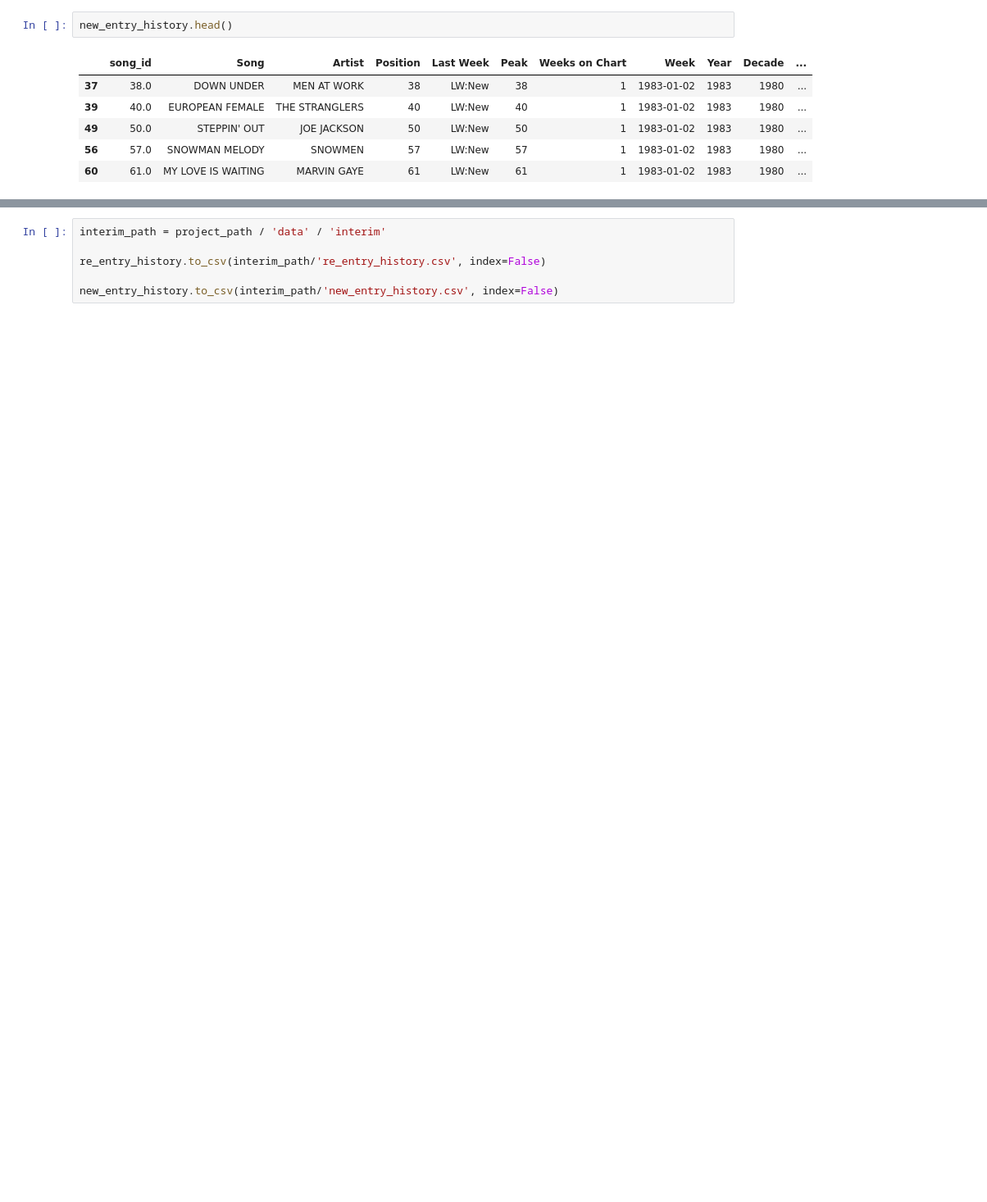
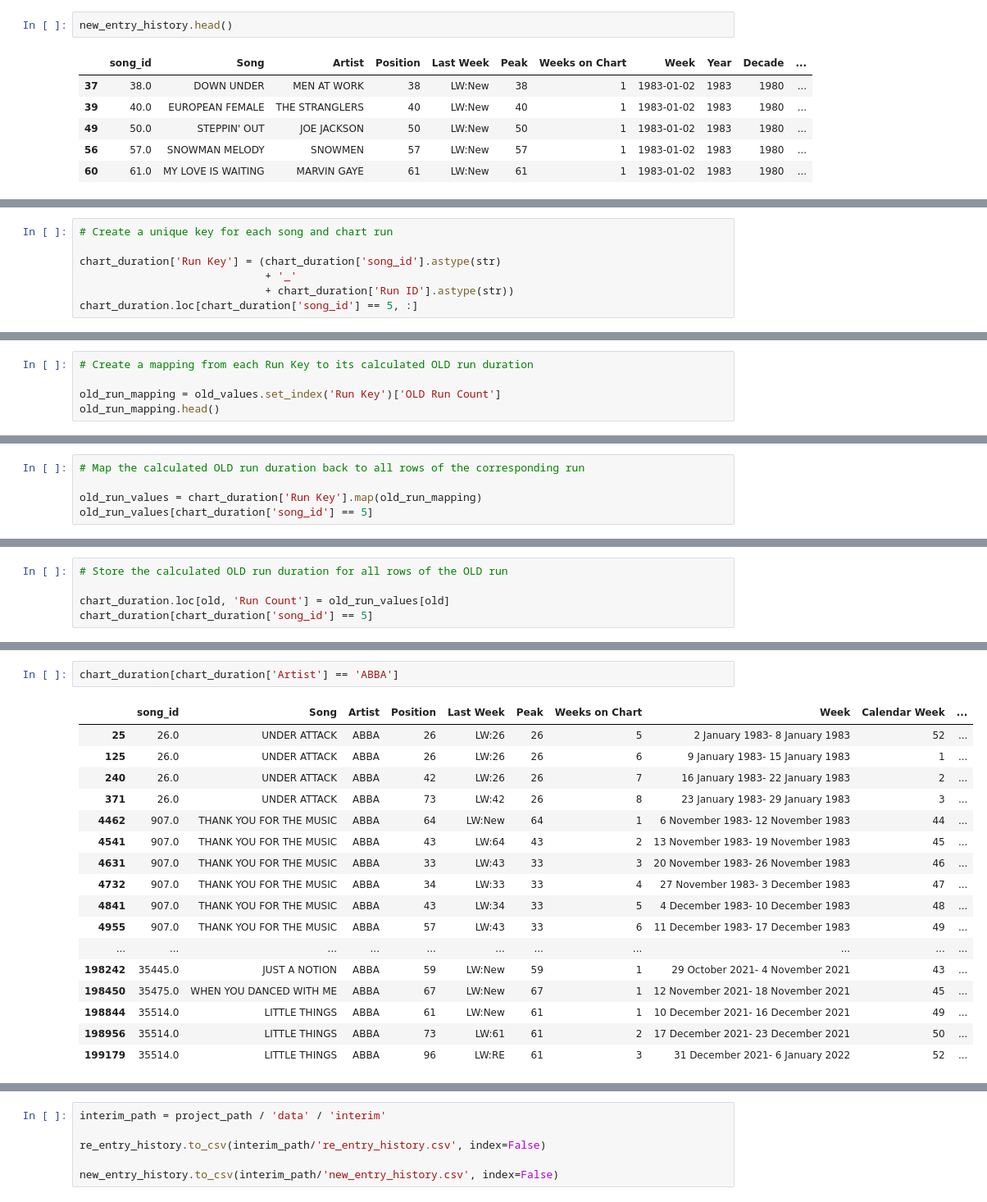
Before and after one commit to Sabrinalyst/what-happened-to-music, a Jupyter notebook: notebooks/04_chart_analysis.ipynb, the cells around one changed output, grey strips where cells are left out. Shown at 82% size. Drawn from its saved outputs; the diff is of its cells as text; blank space fills up the shorter version.

```diff
--- a/notebooks/04_chart_analysis.ipynb
+++ b/notebooks/04_chart_analysis.ipynb
@@ -949,0 +1380,7 @@ The datasets created during this notebook are exported for reuse in subsequent a
+# %%
+# Create a unique key for each song and chart run
+
+chart_duration['Run Key'] = (chart_duration['song_id'].astype(str)
+                             + '_'
+                             + chart_duration['Run ID'].astype(str))
+chart_duration.loc[chart_duration['song_id'] == 5, :]
@@ -949,0 +1398,5 @@ The datasets created during this notebook are exported for reuse in subsequent a
+# %%
+# Create a mapping from each Run Key to its calculated OLD run duration
+
+old_run_mapping = old_values.set_index('Run Key')['OLD Run Count']
+old_run_mapping.head()
@@ -949,0 +1411,5 @@ The datasets created during this notebook are exported for reuse in subsequent a
+# %%
+# Map the calculated OLD run duration back to all rows of the corresponding run
+
+old_run_values = chart_duration['Run Key'].map(old_run_mapping)
+old_run_values[chart_duration['song_id'] == 5]
@@ -949,0 +1427,5 @@ The datasets created during this notebook are exported for reuse in subsequent a
+# %%
+# Store the calculated OLD run duration for all rows of the OLD run
+
+chart_duration.loc[old, 'Run Count'] = old_run_values[old]
+chart_duration[chart_duration['song_id'] == 5]
@@ -949,0 +1443,20 @@ The datasets created during this notebook are exported for reuse in subsequent a
+# %%
+chart_duration[chart_duration['Artist'] == 'ABBA']
+# %% [output]
+|  | song_id | Song | Artist | Position | Last Week | Peak | Weeks on Chart | Week | Calendar Week | ... |
+| 25 | 26.0 | UNDER ATTACK | ABBA | 26 | LW:26 | 26 | 5 | 2 January 1983- 8 January 1983 | 52 | ... |
+| 125 | 26.0 | UNDER ATTACK | ABBA | 26 | LW:26 | 26 | 6 | 9 January 1983- 15 January 1983 | 1 | ... |
+| 240 | 26.0 | UNDER ATTACK | ABBA | 42 | LW:26 | 26 | 7 | 16 January 1983- 22 January 1983 | 2 | ... |
+| 371 | 26.0 | UNDER ATTACK | ABBA | 73 | LW:42 | 26 | 8 | 23 January 1983- 29 January 1983 | 3 | ... |
+| 4462 | 907.0 | THANK YOU FOR THE MUSIC | ABBA | 64 | LW:New | 64 | 1 | 6 November 1983- 12 November 1983 | 44 | ... |
+| 4541 | 907.0 | THANK YOU FOR THE MUSIC | ABBA | 43 | LW:64 | 43 | 2 | 13 November 1983- 19 November 1983 | 45 | ... |
+| 4631 | 907.0 | THANK YOU FOR THE MUSIC | ABBA | 33 | LW:43 | 33 | 3 | 20 November 1983- 26 November 1983 | 46 | ... |
+| 4732 | 907.0 | THANK YOU FOR THE MUSIC | ABBA | 34 | LW:33 | 33 | 4 | 27 November 1983- 3 December 1983 | 47 | ... |
+| 4841 | 907.0 | THANK YOU FOR THE MUSIC | ABBA | 43 | LW:34 | 33 | 5 | 4 December 1983- 10 December 1983 | 48 | ... |
+| 4955 | 907.0 | THANK YOU FOR THE MUSIC | ABBA | 57 | LW:43 | 33 | 6 | 11 December 1983- 17 December 1983 | 49 | ... |
+| ... | ... | ... | ... | ... | ... | ... | ... | ... | ... | ... |
+| 198242 | 35445.0 | JUST A NOTION | ABBA | 59 | LW:New | 59 | 1 | 29 October 2021- 4 November 2021 | 43 | ... |
+| 198450 | 35475.0 | WHEN YOU DANCED WITH ME | ABBA | 67 | LW:New | 67 | 1 | 12 November 2021- 18 November 2021 | 45 | ... |
+| 198844 | 35514.0 | LITTLE THINGS | ABBA | 61 | LW:New | 61 | 1 | 10 December 2021- 16 December 2021 | 49 | ... |
+| 198956 | 35514.0 | LITTLE THINGS | ABBA | 73 | LW:61 | 61 | 2 | 17 December 2021- 23 December 2021 | 50 | ... |
+| 199179 | 35514.0 | LITTLE THINGS | ABBA | 96 | LW:RE | 61 | 3 | 31 December 2021- 6 January 2022 | 52 | ... |
```
Also changed, not shown: parts of 44 cells of this notebook.
